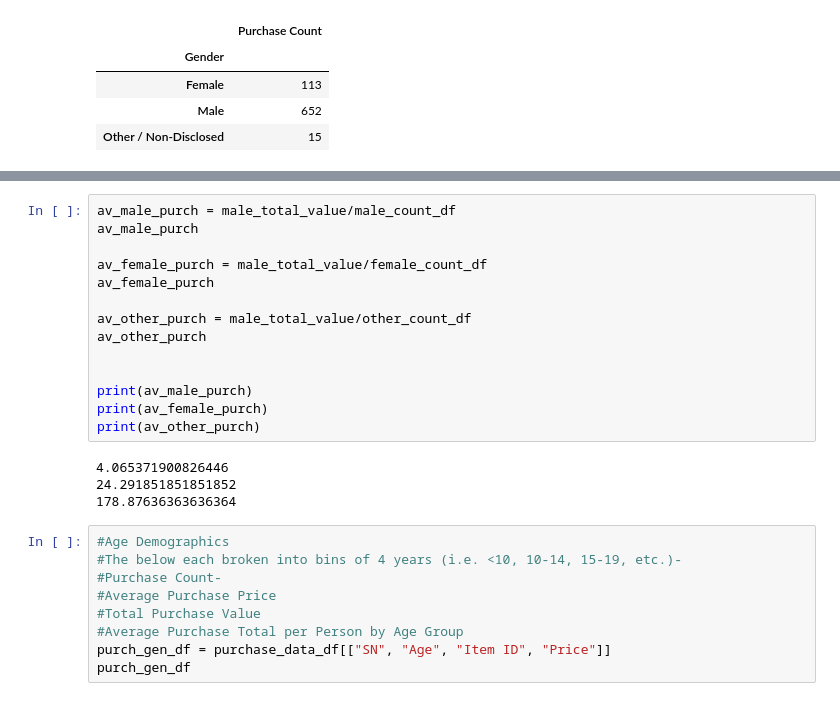
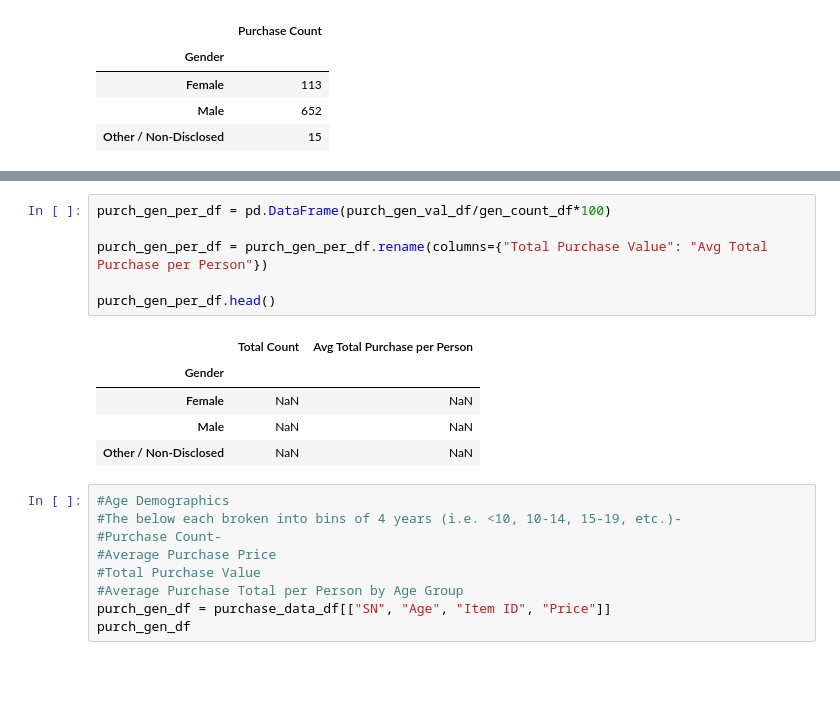
Before and after one commit to LizzyO/pandas-challenge, a Jupyter notebook: HeroesOfPymoli /HeroesOfPymoli.ipynb, the cells around one changed output, grey strips where cells are left out. Cells and saved outputs as stored; diff of their text form; blank space fills up the shorter version.

```diff
--- a/HeroesOfPymoli /HeroesOfPymoli.ipynb
+++ b/HeroesOfPymoli /HeroesOfPymoli.ipynb
@@ -327,21 +159,15 @@ print(other_total_value)
-# %%
-av_male_purch = male_total_value/male_count_df
-av_male_purch
-
-av_female_purch = male_total_value/female_count_df
-av_female_purch
-
-av_other_purch = male_total_value/other_count_df
-av_other_purch
-
-
-print(av_male_purch)
-print(av_female_purch)
-print(av_other_purch)
-# %% [output]
-4.065371900826446
-24.291851851851852
-178.87636363636364
+# %%
+purch_gen_per_df = pd.DataFrame(purch_gen_val_df/gen_count_df*100)
+
+purch_gen_per_df = purch_gen_per_df.rename(columns={"Total Purchase Value": "Avg Total Purchase per Person"})
+
+purch_gen_per_df.head()
+# %% [output]
+|  | Total Count | Avg Total Purchase per Person |
+| Gender |  |  |
+| Female | NaN | NaN |
+| Male | NaN | NaN |
+| Other / Non-Disclosed | NaN | NaN |
 # %%
 #Age Demographics
 #The below each broken into bins of 4 years (i.e. <10, 10-14, 15-19, etc.)-
```
Also changed, not shown: parts of 19 cells of this notebook.
